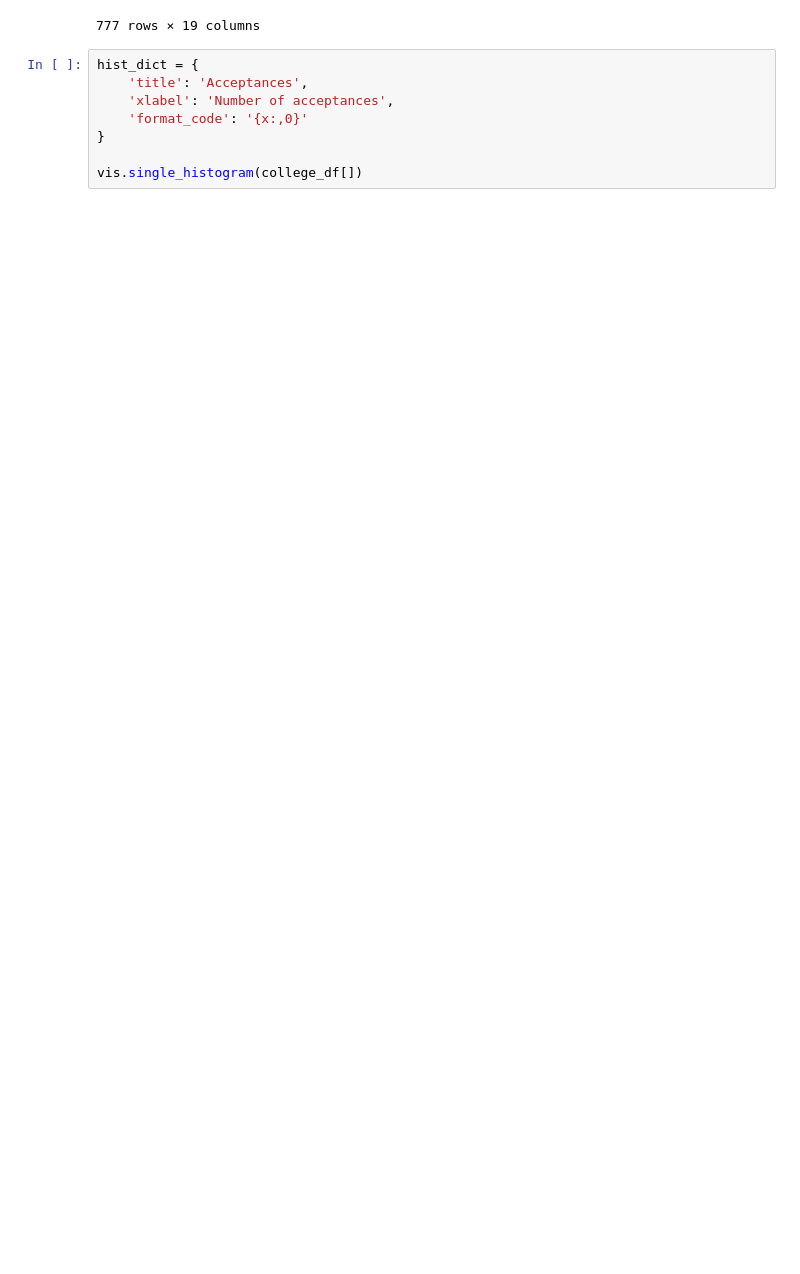
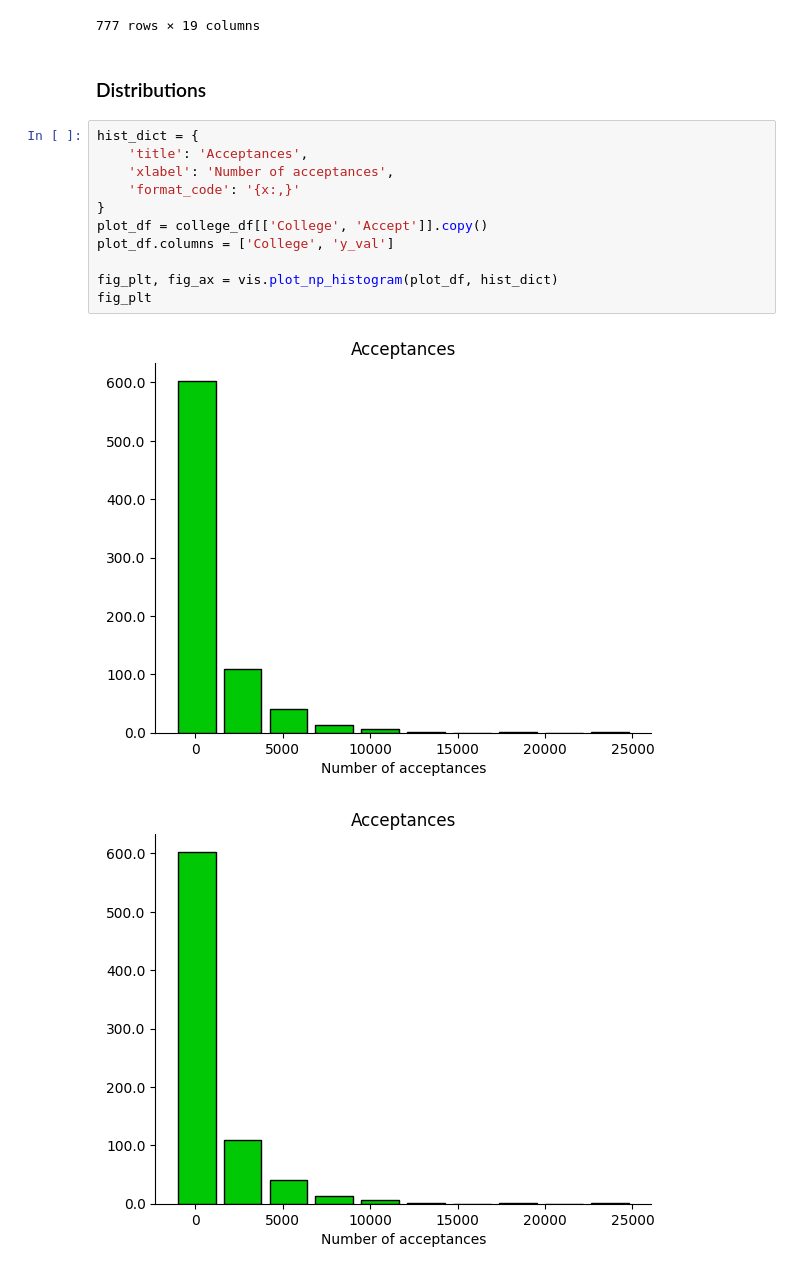
Before and after one commit to jxp9pd/islp, a Jupyter notebook: chapter2_lab.ipynb, the cells around one changed output. Drawn from its saved outputs; the diff is of its cells as text; blank space fills up the shorter version.

```diff
--- a/chapter2_lab.ipynb
+++ b/chapter2_lab.ipynb
@@ -21,11 +26,19 @@ college_df
 | 775 | Yale University | Yes | 10705 | 2453 | 1317 | 95 | 99 | 5217 | 83 | 19840 | ... |
 | 776 | York College of Pennsylvania | Yes | 2989 | 1855 | 691 | 28 | 63 | 2988 | 1726 | 4990 | ... |
 777 rows × 19 columns
+# %% [markdown]
+### Distributions
 # %%
 hist_dict = {
     'title': 'Acceptances',
     'xlabel': 'Number of acceptances',
-    'format_code': '{x:,0}'
+    'format_code': '{x:,}'
 }
+plot_df = college_df[['College', 'Accept']].copy()
+plot_df.columns = ['College', 'y_val']
 
-vis.single_histogram(college_df[])
+fig_plt, fig_ax = vis.plot_np_histogram(plot_df, hist_dict)
+fig_plt
+# %% [output]
+[figure, added]
+[figure, added]
```
Also changed, not shown: parts of 13 cells of this notebook, 2 other files.
